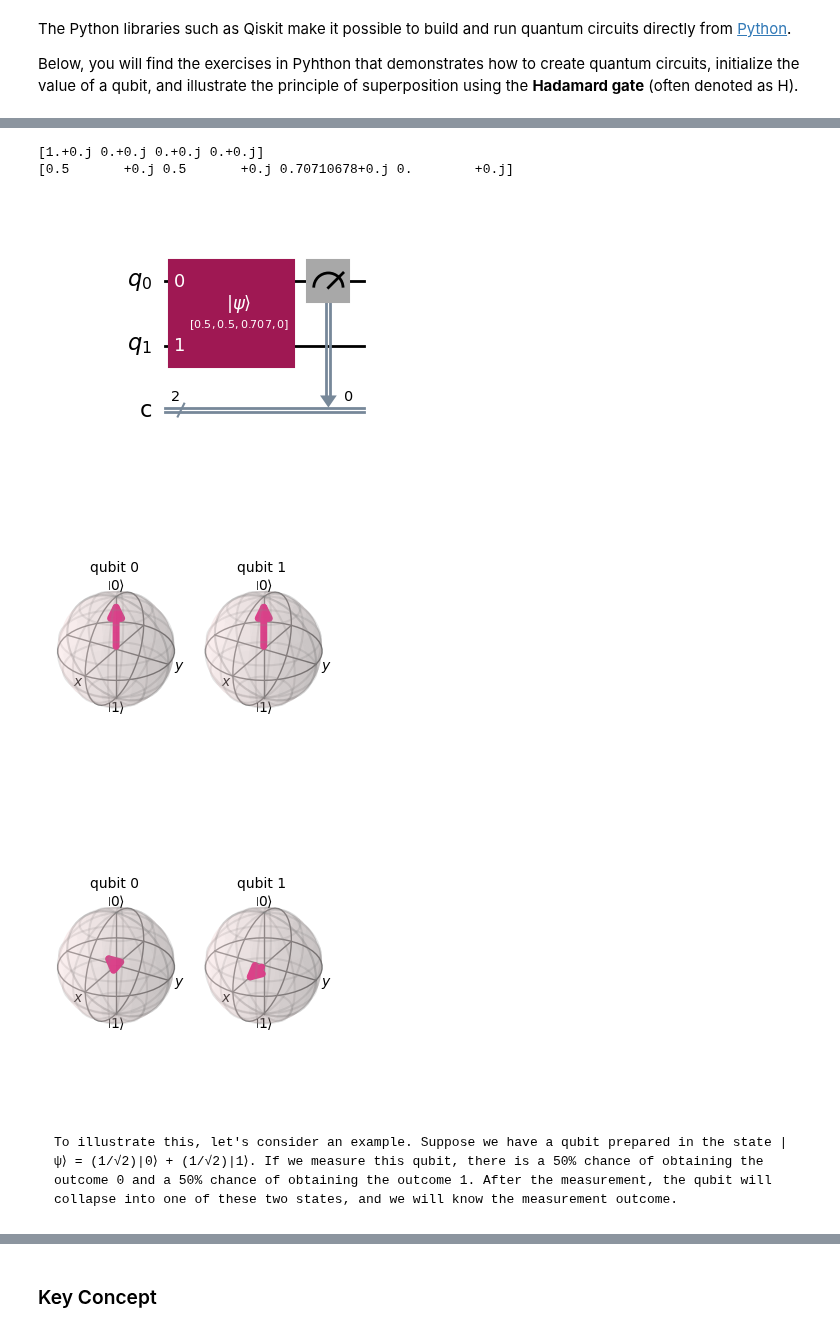
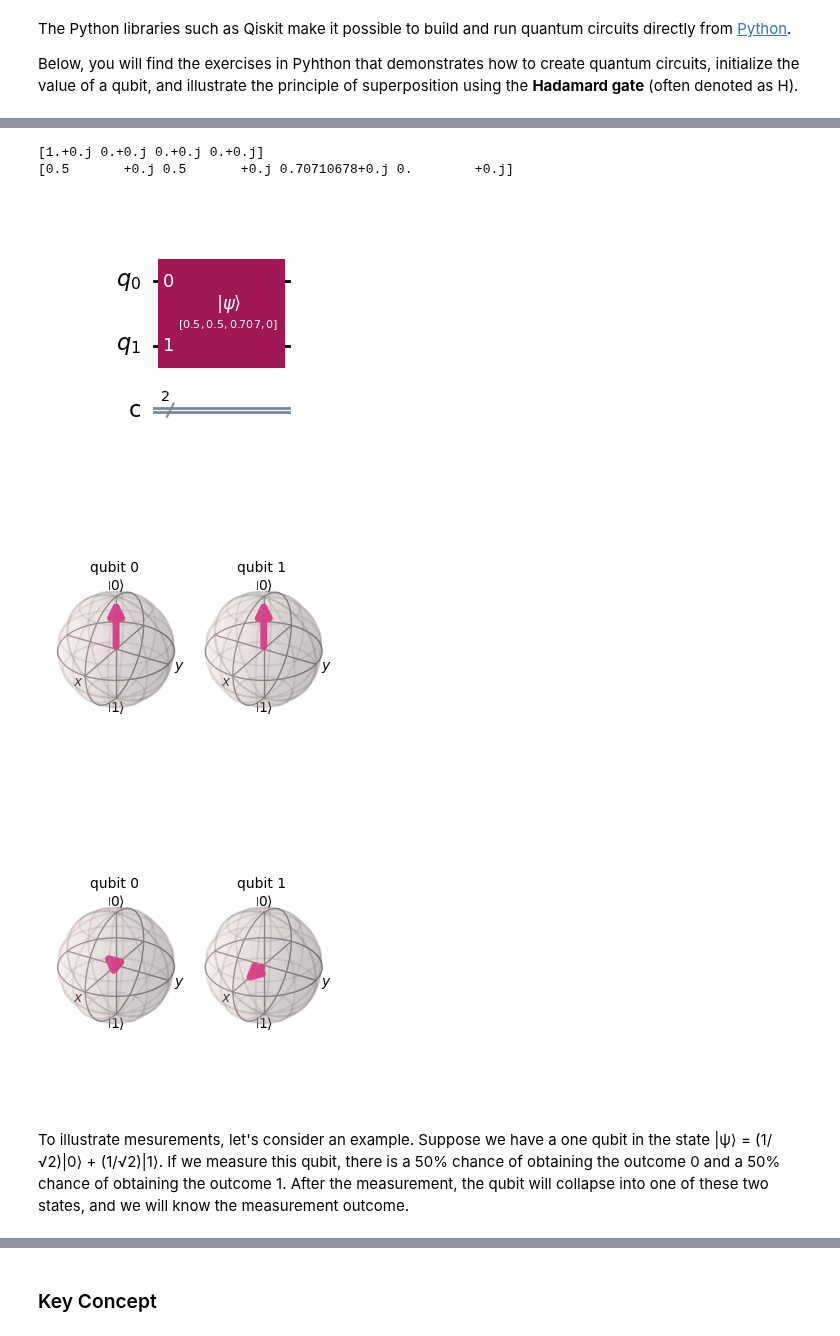
Before and after one commit to MariyaSV78/notebook_Quantum-computing, a Jupyter notebook: Quantum-computing.ipynb, the cells around one changed output, grey strips where cells are left out. Drawn from its saved outputs; the diff is of its cells as text; code cells hidden in the pictures.

```diff
--- a/Quantum-computing.ipynb
+++ b/Quantum-computing.ipynb
@@ -635,53 +587,47 @@ plt.show()
 # %%
+# Create a quantum circuit with 2 qubits
+
 from qiskit import QuantumCircuit
-from qiskit.visualization import plot_bloch_vector
-from qiskit.visualization import plot_histogram
-
+from qiskit.visualization import plot_bloch_multivector
 from qiskit.quantum_info import Statevector
 import numpy as np
-from qiskit_aer import AerSimulator
 
-# Create a quantum circuit with 1 qubit
-qc3 = QuantumCircuit(2, 2)
-print(Statevector.from_instruction(qc3).data)
+# Create a quantum circuit with 2 qubit
+qc2 = QuantumCircuit(2, 2)
+print(Statevector.from_instruction(qc2).data)
 # Visualiztion initial Bloch vector
-fig1 = plot_bloch_multivector(qc3)
+fig1 = plot_bloch_multivector(qc2)
 fig1.set_size_inches(3, 3)
 
 # Define alpha and beta (must satisfy |alpha|^2 + |beta|^2 = 1)
 alpha = 1/2
 beta = 1/2
 alpha1 = 1/np.sqrt(2)
 beta1 = 0
 
 # Initialize the qubit with [alpha, beta]
-qc3.initialize([alpha, beta, alpha1, beta1], [0,1])
+qc2.initialize([alpha, beta, alpha1, beta1], [0,1])
 
-fig3 = plot_bloch_multivector(qc3)
+fig3 = plot_bloch_multivector(qc2)
 fig3.set_size_inches(3, 3)
 
-print(Statevector.from_instruction(qc3).data)
-qc3.measure(0, 0) #builds the experiment
+print(Statevector.from_instruction(qc2).data)
 
-fig2 = qc3.draw('mpl')
+fig2 = qc2.draw('mpl')
 
-simulator = AerSimulator()
-job = simulator.run(qc3, shots=1024)
-result = job.result()
-counts = result.get_counts(qc3)
 # Hide header/footer for all open figures at once\n",
 for fig in plt._pylab_helpers.Gcf.get_all_fig_managers():
     fig.canvas.header_visible = False
     fig.canvas.footer_visible = False
 plt.show()
 # %% [output]
 [1.+0.j 0.+0.j 0.+0.j 0.+0.j]
 [0.5       +0.j 0.5       +0.j 0.70710678+0.j 0.        +0.j]
-[figure, old version]
+[figure, new version]
 [figure]
 [figure]
 # %% [markdown]
-    To illustrate this, let's consider an example. Suppose we have a qubit prepared in the state |ψ⟩ = (1/√2)|0⟩ + (1/√2)|1⟩. If we measure this qubit, there is a 50% chance of obtaining the outcome 0 and a 50% chance of obtaining the outcome 1. After the measurement, the qubit will collapse into one of these two states, and we will know the measurement outcome.
+To illustrate mesurements, let's consider an example. Suppose we have a one qubit in the state |ψ⟩ = (1/√2)|0⟩ + (1/√2)|1⟩. If we measure this qubit, there is a 50% chance of obtaining the outcome 0 and a 50% chance of obtaining the outcome 1. After the measurement, the qubit will collapse into one of these two states, and we will know the measurement outcome.
 # %%
 from qiskit import QuantumCircuit, ClassicalRegister
 from qiskit.visualization import plot_histogram
```
Also changed, not shown: parts of 19 cells of this notebook.
